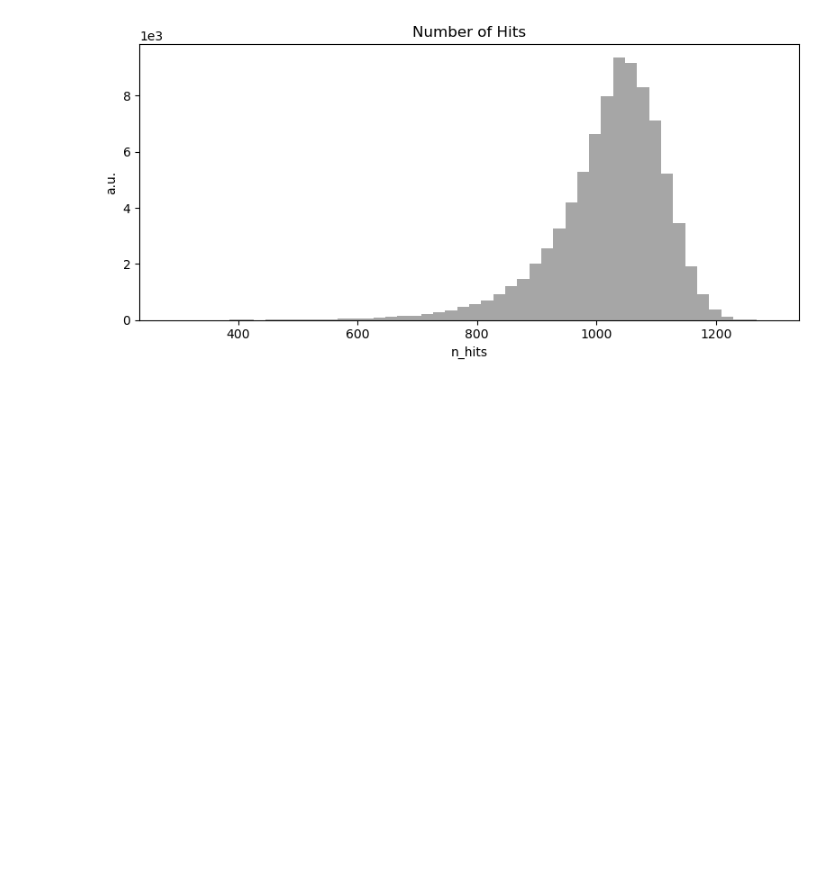
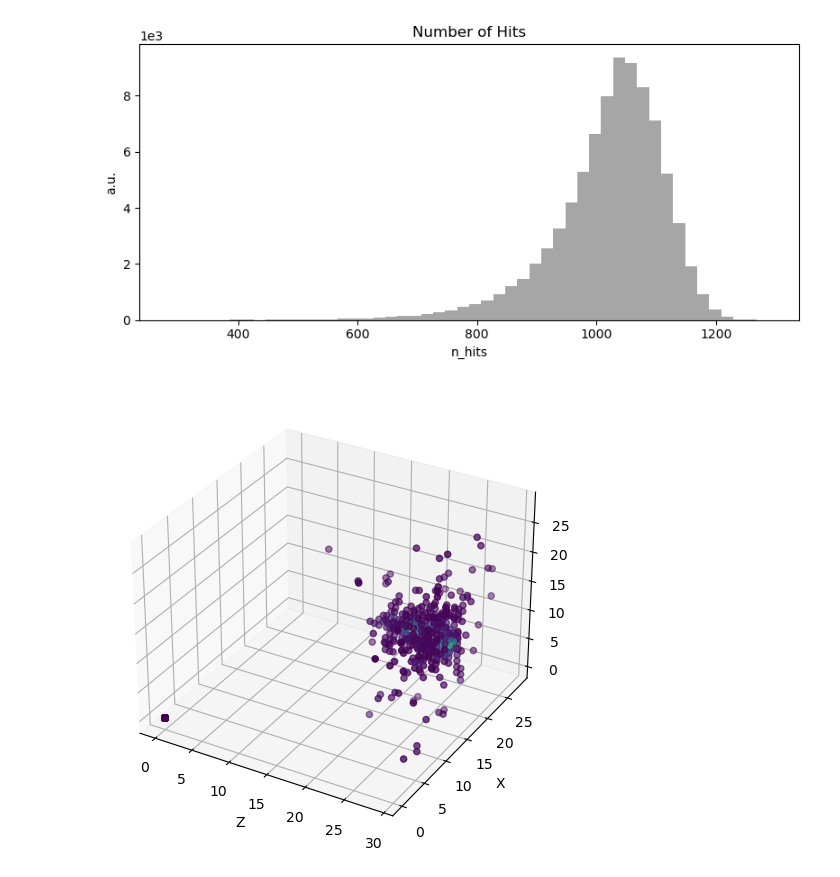
Before and after one commit to HenningRose/Shower_Visualization, a Jupyter notebook: CaloCloudsData.ipynb, the cells around one changed output. Cells and saved outputs as stored; diff of their text form; code cells hidden in the pictures; blank space fills up the shorter version.

Commit message:
few changes and finalization on the plots

```diff
--- a/CaloCloudsData.ipynb
+++ b/CaloCloudsData.ipynb
@@ -6,9 +7,9 @@ import numpy as np
 # %%
-size_of_event = 1700
+size_of_event = 500
 #max 500 points per shower
-#file_path = '/beegfs/desy/user/korcariw/multiRes_CaloClouds/dataset/showers/photons_10_100GeV_10bins_showers_train.h5'
+file_path = '/beegfs/desy/user/korcariw/multiRes_CaloClouds/dataset/showers/photons_10_100GeV_10bins_showers_train.h5'
 #max 1700 points per shower
-file_path = '/beegfs/desy/user/korcariw/CaloClouds/dataset/showers/photons_10_100GeV_float32_sorted_train.h5'
+#file_path = '/beegfs/desy/user/korcariw/CaloClouds/dataset/showers/photons_10_100GeV_float32_sorted_train.h5'
 with h5py.File(file_path, 'r') as f:
     dataset_names = list(f.keys())
     print(dataset_names) #get the names of the datasets
@@ -171,3 +169,19 @@ plt.show()
 # %% [output]
 [ 285  309  351 ... 1268 1275 1289]
 [figure]
+# %%
+def threedplot(shower):
+    x, y, z, e = [shower[ :, i] for i in range(4)]
+    fig = plt.figure()
+    ax = fig.add_subplot(111, projection='3d')
+
+    ax.scatter(z, x, y, c=e, cmap='viridis')
+    ax.set_xlabel('Z')
+    ax.set_ylabel('X')
+    ax.set_zlabel('Y')
+    fig.tight_layout()
+    fig.savefig('./plots/threedplot.pdf')
+
+threedplot(filtered_data[4])
+# %% [output]
+[figure, added]
```
Also changed, not shown: parts of 3 cells of this notebook, 1 other file.
